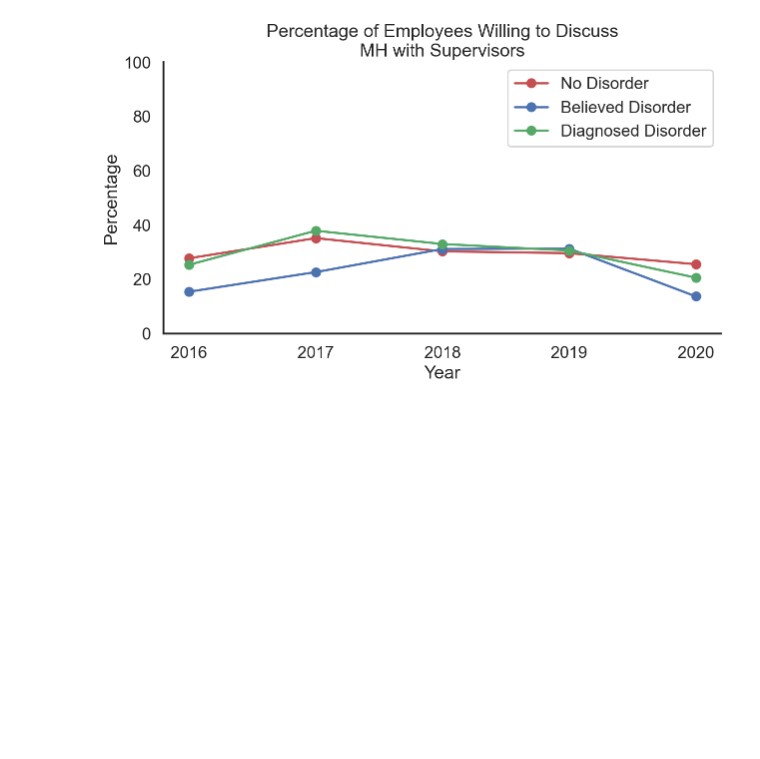
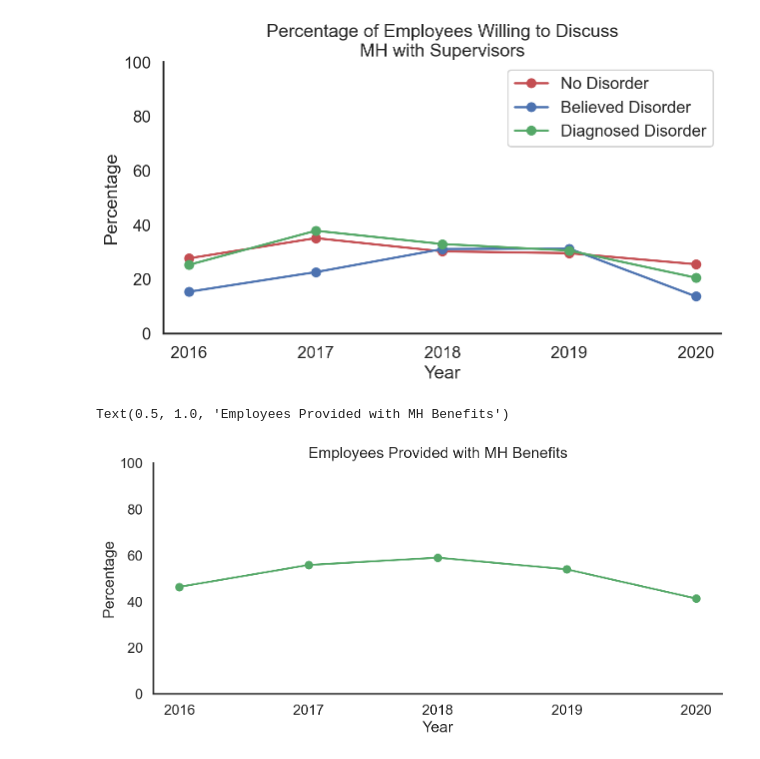
Before and after one commit to AndrewKahr/ECE143FinalProject, a Jupyter notebook: ECE143 Project merged.ipynb, the cells around one changed output. Cells and saved outputs as stored; diff of their text form; code cells hidden in the pictures; blank space fills up the shorter version.

Commit message:
Add files via upload
added the last graph

```diff
--- a/ECE143 Project merged.ipynb
+++ b/ECE143 Project merged.ipynb
@@ -57,3 +57,20 @@ for i in range(2):
 # %% [output]
 [figure]
 [figure]
+# %%
+provide_mh_benefits = merged_df[merged_df.provide_mh_benefits != -1][['year', 'provide_mh_benefits']]
+year = ['2016', '2017', '2018', '2019', '2020']
+x = np.arange(5)
+sample_num = provide_mh_benefits.groupby('year').size()
+yes_benefits = provide_mh_benefits[provide_mh_benefits.provide_mh_benefits == 2].groupby('year').size()
+fig, ax = plt.subplots(figsize=(12, 5))
+ax.plot(x, yes_benefits.values / sample_num.values * 100, 'go-')
+plt.xticks(x, year)
+ax.set_ylim([0, 100])
+sns.despine()
+ax.set_xlabel('Year')
+ax.set_ylabel('Percentage')
+ax.set_title("Employees Provided with MH Benefits")
+# %% [output]
+Text(0.5, 1.0, 'Employees Provided with MH Benefits')
+[figure, added]
```
